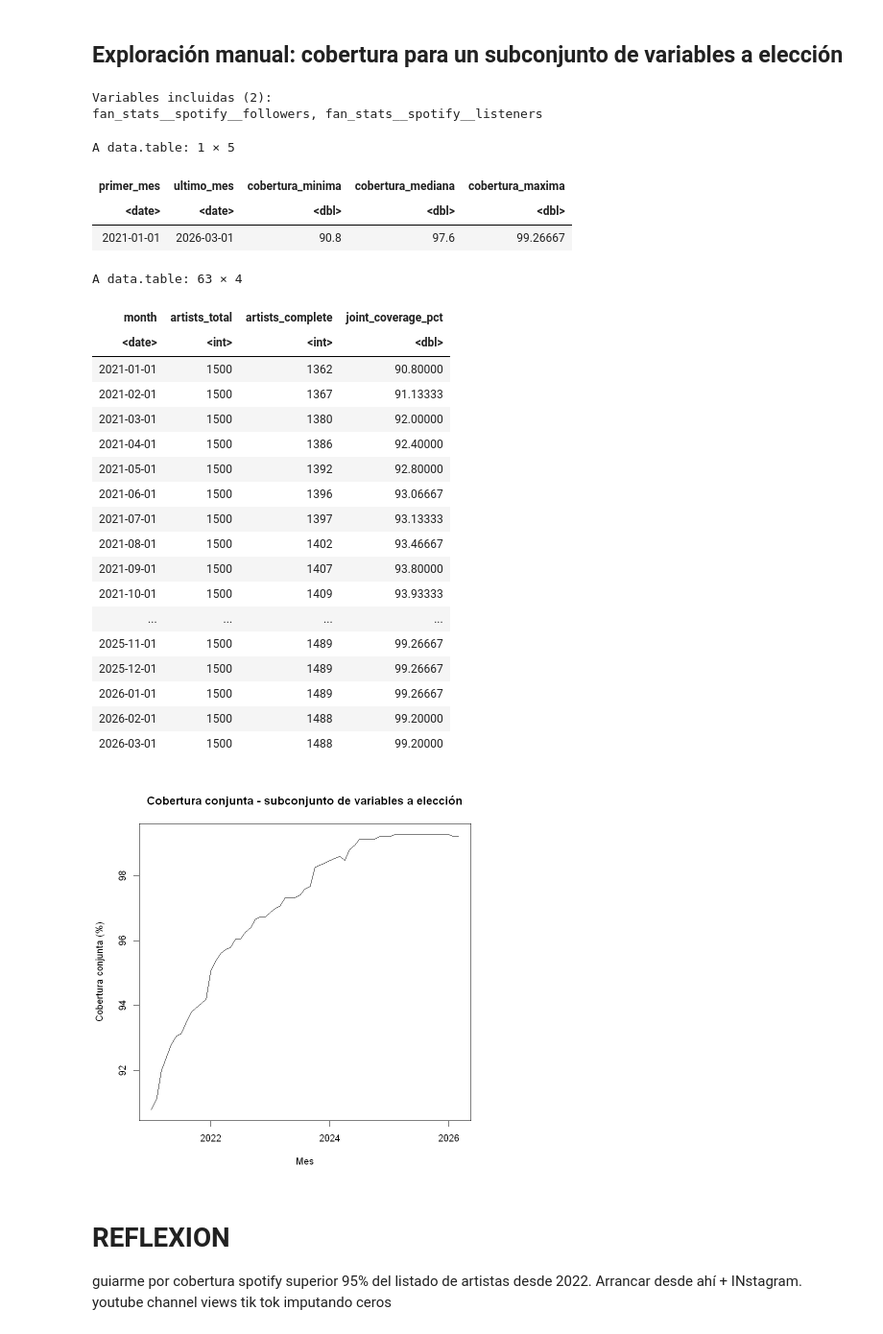
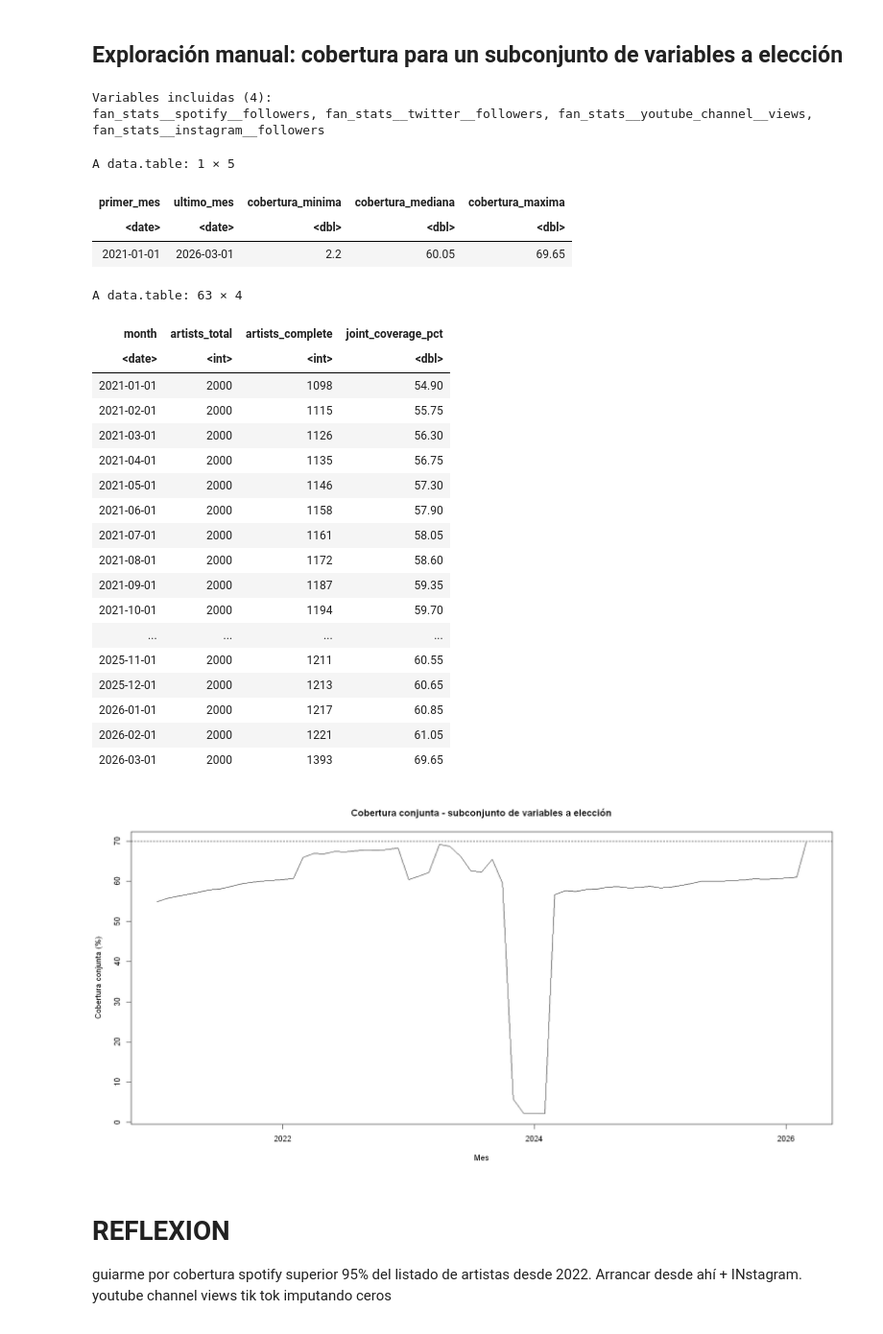
Before and after one commit to SilvanaBContreras/come_together_ST, a Jupyter notebook: chartmetric_pilotos_series_temporales_R.ipynb, the cells around one changed output. Shown at 96% size. Cells and saved outputs as stored; diff of their text form; code cells hidden in the pictures.

```diff
--- a/chartmetric_pilotos_series_temporales_R.ipynb
+++ b/chartmetric_pilotos_series_temporales_R.ipynb
@@ -3384,10 +3384,12 @@ if (
 
 
 # ------------------------------------------------------------
-# ÚNICO PARÁMETRO A CAMBIAR EN FUTURAS AMPLIACIONES
+# FIJO EN 2000 DESDE EL 30/9/2026: es la muestra ya descargada y
+# la base de la celda siguiente (AMPLIACIÓN DENTRO DEL MARCO TOP
+# 5000), que es donde se amplía de ahora en más. No modificar.
 # ------------------------------------------------------------
 
-TARGET_TOTAL_ARTISTS <- 1500L
+TARGET_TOTAL_ARTISTS <- 2000
 
 
 if (
@@ -5235,6 +6195,8 @@ A data.table: 10 × 6
 # calcula el número de artistas real y arma ambos archivos
 # (long y wide) a partir del mismo dataset, para no tener dos
 # fuentes de verdad.
+# Nombre: artistas_ST_raw_<n artistas>_long.csv / _wide.csv
+# (con suffix: artistas_ST_raw_<n>_<suffix>_long.csv).
 # ============================================================
 
 export_monthly_dataset <- function(monthly, suffix = "") {
@@ -5242,13 +6204,13 @@ export_monthly_dataset <- function(monthly, suffix = "") {
   n_artistas <- uniqueN(monthly$artist_id)
 
   tag <- if (nzchar(suffix)) {
-    paste0(n_artistas, "_artistas_", suffix)
+    paste0("artistas_ST_raw_", n_artistas, "_", suffix)
   } else {
-    paste0(n_artistas, "_artistas")
+    paste0("artistas_ST_raw_", n_artistas)
   }
 
-  long_file <- paste0(tag, "_ST_long.csv")
-  wide_file <- paste0(tag, "_ST_wide.csv")
+  long_file <- paste0(tag, "_long.csv")
+  wide_file <- paste0(tag, "_wide.csv")
 
   fwrite(
     monthly,
@@ -6054,7 +7016,7 @@ A data.table: 63 × 4
 # MESES CON COBERTURA CONJUNTA RAZONABLE
 # ============================================================
 
-COVERAGE_THRESHOLD <- 80
+COVERAGE_THRESHOLD <- 70
 
 good_joint_months <- joint_coverage_fan[
   joint_coverage_pct >= COVERAGE_THRESHOLD
@@ -7093,19 +8040,7 @@ Nota sobre paneles balanceados: el dataset exportado (`pilot2_monthly` / `pilot2
 # %%
 # ============================================================
 # EXPLORACIÓN MANUAL: COBERTURA PARA UN SUBCONJUNTO DE VARIABLES
-#
-# Comentar/descomentar líneas de CUSTOM_VARIABLE_SET y volver a
-# correr esta celda para ver cómo cambia la cobertura conjunta
-# mes a mes con exactamente esas variables. Por ejemplo, para
-# quedarse sólo con Spotify listeners e Instagram followers,
-# dejar sin comentar únicamente esas dos líneas y comentar el
-# resto.
-#
-# custom_joint_coverage$joint_coverage_pct es el % de artistas
-# que tienen TODAS las variables no comentadas presentes ese
-# mes (misma lógica que build_joint_completeness /
-# VARIABLE_SET_CANDIDATES más arriba, para un conjunto elegido
-# a mano en vez de uno predefinido).
+
 # ============================================================
 
 CUSTOM_VARIABLE_SET <- c(
@@ -7113,7 +8048,7 @@ CUSTOM_VARIABLE_SET <- c(
   # # --- Fan Stats ---
    "fan_stats__spotify__followers",
   # "fan_stats__spotify__listeners"
-  # "fan_stats__twitter__followers",
+   "fan_stats__twitter__followers",
   # "fan_stats__youtube_channel__subscribers"
    "fan_stats__youtube_channel__views",
   # "fan_stats__youtube_artist__monthly_views"
@@ -7164,52 +8099,52 @@ custom_joint_coverage[
     ultimo_mes = max(month),
     cobertura_minima = min(joint_coverage_pct),
     cobertura_mediana = median(joint_coverage_pct),
     cobertura_maxima = max(joint_coverage_pct)
   )
 ]
 
 plot(
   custom_joint_coverage$month,
   custom_joint_coverage$joint_coverage_pct,
   type = "l",
   xlab = "Mes",
   ylab = "Cobertura conjunta (%)",
   main = "Cobertura conjunta - subconjunto de variables a elección"
 )
 
 abline(
   h = COVERAGE_THRESHOLD,
   lty = 2
 )
 
 custom_joint_coverage
 # %% [output]
-Variables incluidas (2):
-fan_stats__spotify__followers, fan_stats__spotify__listeners
+Variables incluidas (4):
+fan_stats__spotify__followers, fan_stats__twitter__followers, fan_stats__youtube_channel__views, fan_stats__instagram__followers
 A data.table: 1 × 5
 | primer_mes | ultimo_mes | cobertura_minima | cobertura_mediana | cobertura_maxima |
 | <date> | <date> | <dbl> | <dbl> | <dbl> |
-| 2021-01-01 | 2026-03-01 | 90.8 | 97.6 | 99.26667 |
+| 2021-01-01 | 2026-03-01 | 2.2 | 60.05 | 69.65 |
 A data.table: 63 × 4
 | month | artists_total | artists_complete | joint_coverage_pct |
 | <date> | <int> | <int> | <dbl> |
-| 2021-01-01 | 1500 | 1362 | 90.80000 |
-| 2021-02-01 | 1500 | 1367 | 91.13333 |
-| 2021-03-01 | 1500 | 1380 | 92.00000 |
-| 2021-04-01 | 1500 | 1386 | 92.40000 |
-| 2021-05-01 | 1500 | 1392 | 92.80000 |
-| 2021-06-01 | 1500 | 1396 | 93.06667 |
-| 2021-07-01 | 1500 | 1397 | 93.13333 |
-| 2021-08-01 | 1500 | 1402 | 93.46667 |
-| 2021-09-01 | 1500 | 1407 | 93.80000 |
-| 2021-10-01 | 1500 | 1409 | 93.93333 |
+| 2021-01-01 | 2000 | 1098 | 54.90 |
+| 2021-02-01 | 2000 | 1115 | 55.75 |
+| 2021-03-01 | 2000 | 1126 | 56.30 |
+| 2021-04-01 | 2000 | 1135 | 56.75 |
+| 2021-05-01 | 2000 | 1146 | 57.30 |
+| 2021-06-01 | 2000 | 1158 | 57.90 |
+| 2021-07-01 | 2000 | 1161 | 58.05 |
+| 2021-08-01 | 2000 | 1172 | 58.60 |
+| 2021-09-01 | 2000 | 1187 | 59.35 |
+| 2021-10-01 | 2000 | 1194 | 59.70 |
 | ... | ... | ... | ... |
-| 2025-11-01 | 1500 | 1489 | 99.26667 |
-| 2025-12-01 | 1500 | 1489 | 99.26667 |
-| 2026-01-01 | 1500 | 1489 | 99.26667 |
-| 2026-02-01 | 1500 | 1488 | 99.20000 |
-| 2026-03-01 | 1500 | 1488 | 99.20000 |
+| 2025-11-01 | 2000 | 1211 | 60.55 |
+| 2025-12-01 | 2000 | 1213 | 60.65 |
+| 2026-01-01 | 2000 | 1217 | 60.85 |
+| 2026-02-01 | 2000 | 1221 | 61.05 |
+| 2026-03-01 | 2000 | 1393 | 69.65 |
-[figure, old version]
+[figure, new version]
 # %% [markdown]
 # REFLEXION
 guiarme por cobertura spotify
```
Also changed, not shown: parts of 42 cells of this notebook, 12 other files.
